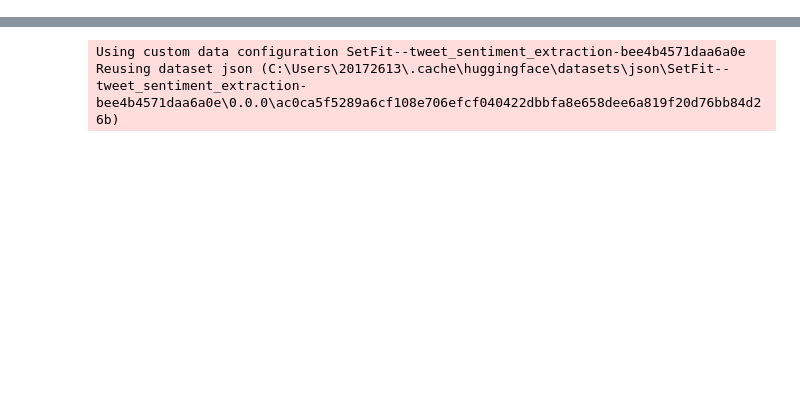
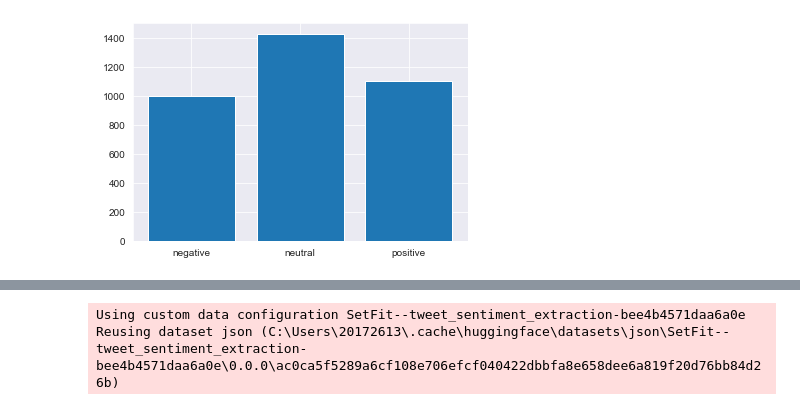
Before and after one commit to jmniederle/product-sentiment, a Jupyter notebook: visualisation.ipynb, the cells around one changed output, grey strips where cells are left out. Cells and saved outputs as stored; diff of their text form; code cells hidden in the pictures; blank space fills up the shorter version.

```diff
--- a/visualisation.ipynb
+++ b/visualisation.ipynb
@@ -5,0 +14,2 @@ import seaborn as sns
+# %%
+predictions, targets = run_evaluation()
@@ -5,0 +20,37 @@ import seaborn as sns
+# %%
+def create_test_df(preds, targets):
+    preds = np.argmax(preds, axis=1)
+    labels = ['negative', 'neutral', 'positive']
+    text_labels = [labels[int(i)] for i in preds]
+    target_labels = [labels[int(i)] for i in targets]
+
+    return pd.DataFrame({"target": target_labels, "predictions": text_labels})
+
+test_df = create_test_df(predictions, targets)
+# %%
+def plot_bar(df, x_col, y_col):
+    fig, ax = plt.subplots(1,1)
+    ax.plot(df[x_col], df[y_col])
+
+    return
+
+def plot_label_count(df):
+    counts = [np.sum(np.array(df['target']) == i) for i in np.unique(df['target'])]
+
+    fig, ax = plt.subplots(1,1)
+
+    ax.bar(np.unique(df['target']), counts)
+
+def plot_confusion_matrix(cm):
+    fig, ax = plt.subplots(1,1)
+    sns.heatmap(cm, annot=True, fmt='g', cmap='Blues', ax=ax)
+    labels = ['negative', 'neutral', 'positive']
+    ax.set_title('Seaborn Confusion Matrix with labels\n\n');
+    ax.set_xlabel('\nPredicted Values')
+    ax.set_ylabel('Actual Values ')
+    ax.set_xticklabels(labels)
+    ax.set_yticklabels(labels)
+# %%
+plot_label_count(test_df)
+# %% [output]
+[figure, added]
```
Also changed, not shown: parts of 18 cells of this notebook, 2 other files.
